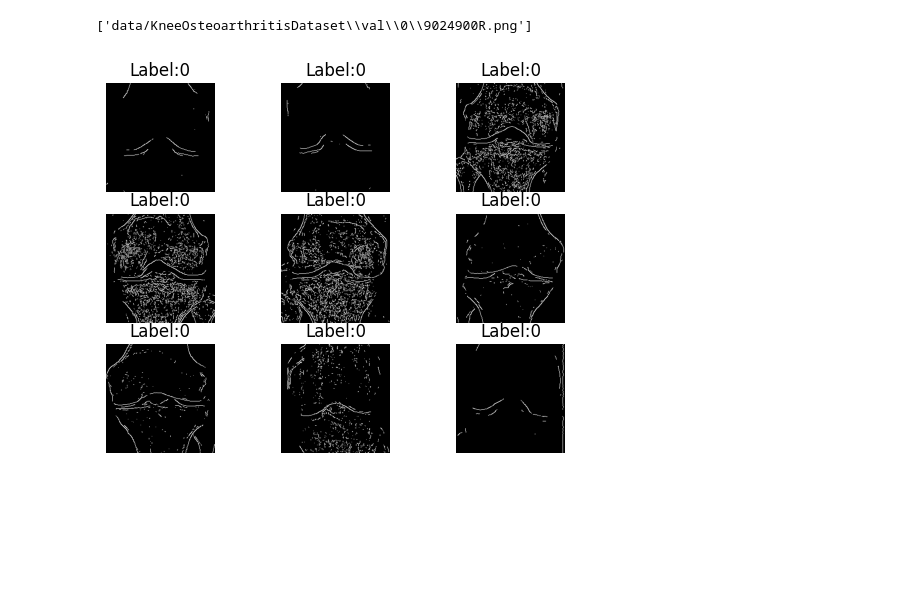
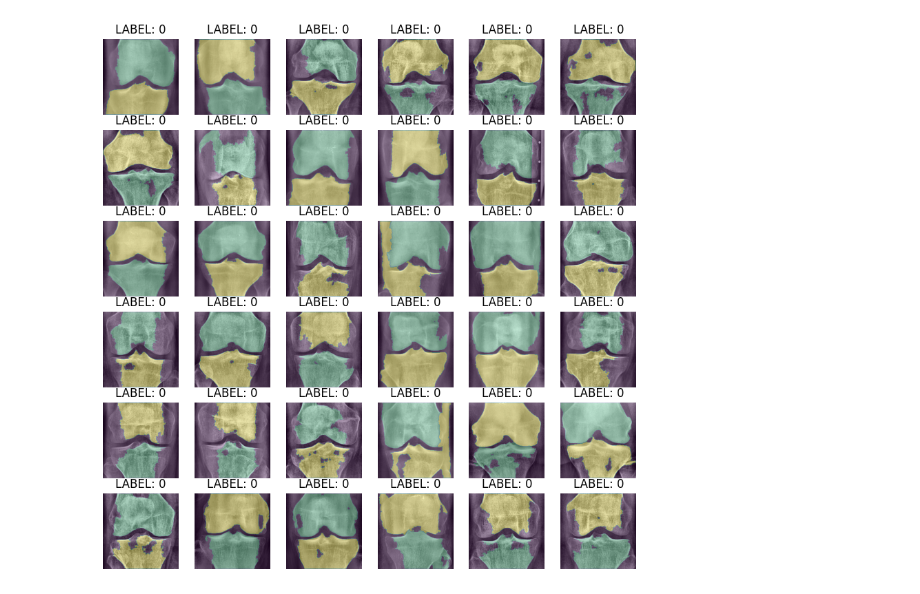
Before and after one commit to Muhammad-Al-Barbary/KneeOsteoarthritisClassification, a Jupyter notebook: main.ipynb, the cells around one changed output. Cells and saved outputs as stored; diff of their text form; code cells hidden in the pictures; blank space fills up the shorter version.

```diff
--- a/main.ipynb
+++ b/main.ipynb
@@ -3,13 +1,18 @@ from data.dataset import train_loader, val_loader, test_loader
 # %%
 import matplotlib.pyplot as plt
 from data.dataset import train_loader, val_loader, test_loader
+
+plt.figure(figsize=(10,10))
 for i, batch in enumerate(val_loader):
-    plt.subplot(3,3,i+1)
+    image = batch['image'][0][0]
+    mask = batch['segmented_image'][0][0]
+    label = batch['label'].item()
+    plt.subplot(6,6,i+1)
     plt.axis('off')
-    plt.imshow(batch['image'][0][0], cmap='gray', vmin=0, vmax=255)
-    plt.title(f"Label:{batch['label'][0]}")
-    if i == 8:
+    plt.imshow(image, cmap='gray')
+    plt.imshow(mask, alpha=0.3)
+    plt.title("LABEL: "+str(label))
+    if i == 35:
         break
 # %% [output]
-['data/KneeOsteoarthritisDataset\\val\\0\\9024900R.png']
-[figure, old version]
+[figure, new version]
```
Also changed, not shown: parts of 1 cell of this notebook, 2 other files.
